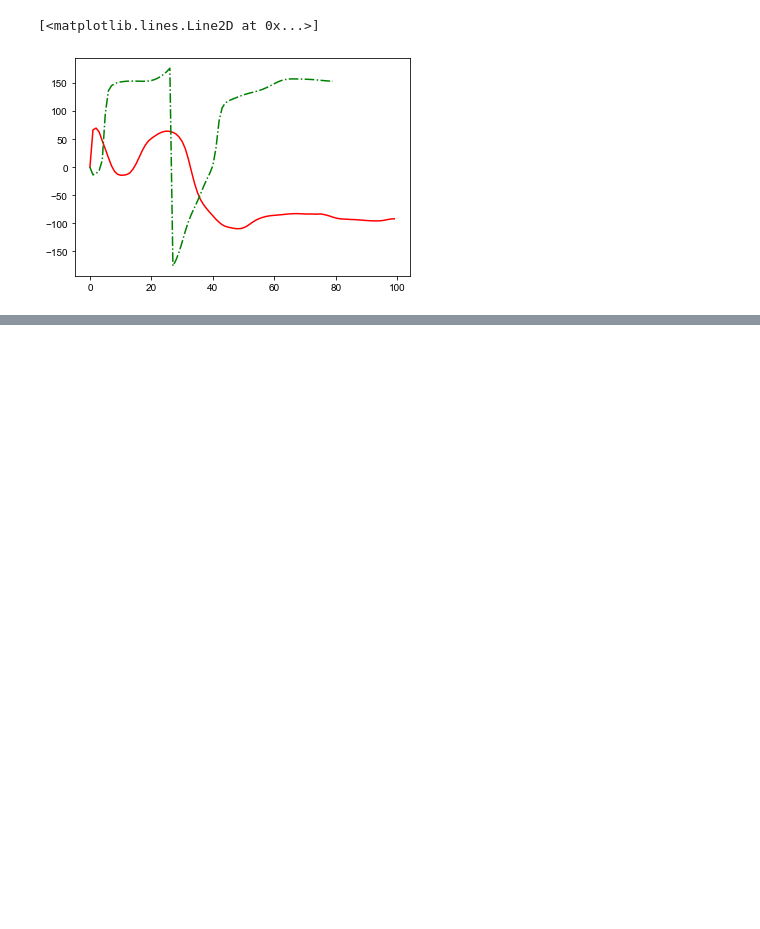
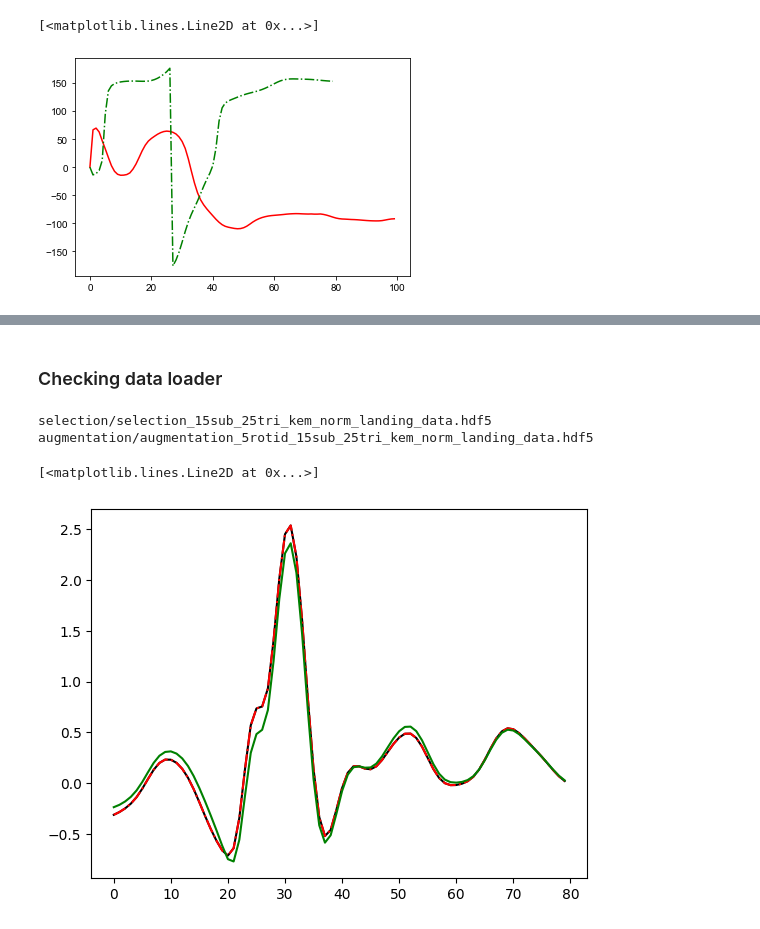
Before and after one commit to sunzhon/transfer_learning_for_droplanding, a Jupyter notebook: jupyter-lab/data_augment.ipynb, the cells around one changed output, grey strips where cells are left out. Drawn from its saved outputs; the diff is of its cells as text; code cells hidden in the pictures; blank space fills up the shorter version.

```diff
--- a/jupyter-lab/data_augment.ipynb
+++ b/jupyter-lab/data_augment.ipynb
@@ -126,0 +173,62 @@ plt.plot(cal_seq.T[:,1])
+# %% [markdown]
+### Checking data loader
+# %%
+import sys
+import os
+sys.path.append("./../DeepDA")
+from main import *
+
+
+"""Get default arguments."""
+parser = configargparse.ArgumentParser()
+parser.add_argument('--labels_name',type=str,nargs='+')      # option that takes a value
+
+args = parser.parse_args(args=[])
+
+subject_num=15; trial_num=25
+base_name = "kem_norm_landing_data.hdf5"
+prefix_name = str(subject_num)+"sub_"+str(trial_num)+"tri_"
+tst = os.path.join("selection/selection_"+prefix_name+base_name)
+print(tst)
+setattr(args, "tst_domain",tst)
+
+
+# load the augmented subjects data
+subject_num=15; trial_num=25;rot_id=5
+prefix_name = str(rot_id)+"rotid_"+str(subject_num)+"sub_"+str(trial_num)+"tri_"
+tre = os.path.join("augmentation/augmentation_"+prefix_name+base_name)
+print(tre)
+setattr(args, "tre_domain",tre)
+
+parser.set_defaults(data_dir=const.DATA_PATH)
+
+
+#data path
+args.data_dir = const.DATA_PATH
+
+# features
+features_name = ['TIME'] + const.extract_imu_fields(const.IMU_SENSOR_LIST, const.ACC_GYRO_FIELDS)
+setattr(args, "features_name", features_name)
+setattr(args, "n_labels", 1)
+setattr(args, "labels_name", ["R_KNEE_MOMENT_X"])
+setattr(args,'src_domain','None')
+setattr(args,'tcl_domain','None')
+setattr(args,'batch_size',1)
+setattr(args,'num_workers',1)
+
+#
+#
+multiple_domain_datasets = open_datafile(args)
+# %% [output]
+selection/selection_15sub_25tri_kem_norm_landing_data.hdf5
+augmentation/augmentation_5rotid_15sub_25tri_kem_norm_landing_data.hdf5
+# %%
+mdata1_1 = multiple_domain_datasets['tst'][subject_id_name][trial_id]
+adata1_1 = multiple_domain_datasets['tre'][subject_id_name][trial_id+'_'+str(nonrot_trial_idx+3)]
+# %%
+plt.plot(mdata['CHEST_Accel_X'],'k')
+plt.plot(mdata1_1['CHEST_Accel_X'],'r-.')
+plt.plot(adata1_1['CHEST_Accel_X'],'g')
+# %% [output]
+[<matplotlib.lines.Line2D at 0x...>]
+[figure, added]
```
Also changed, not shown: parts of 18 cells of this notebook, 7 other files.
